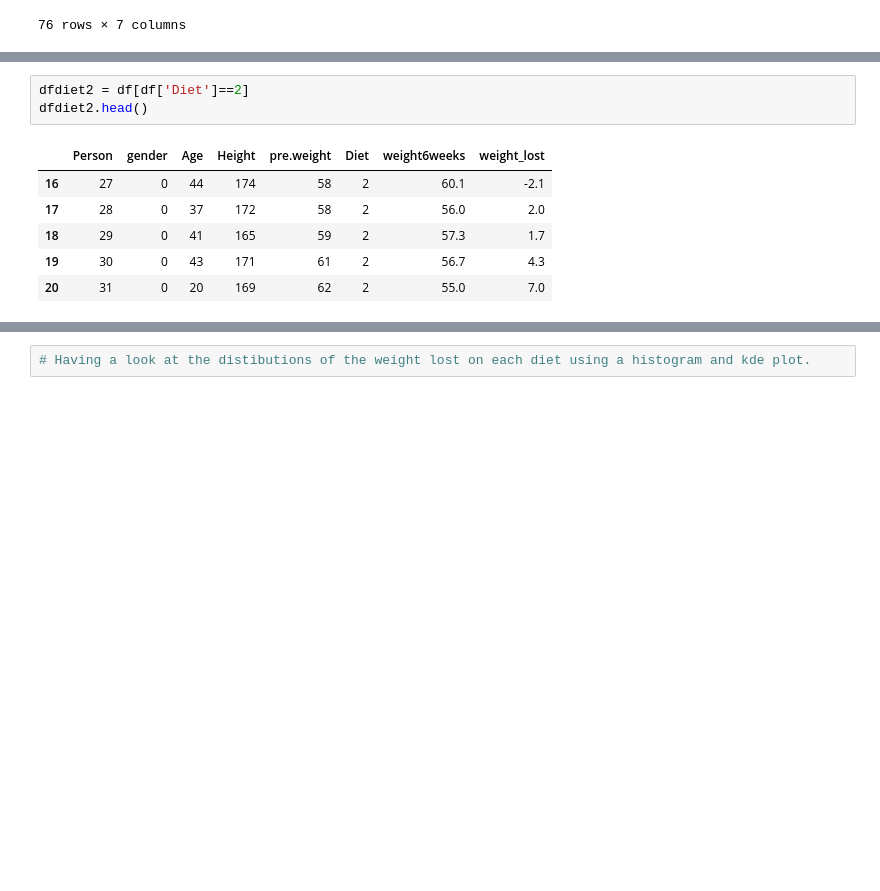
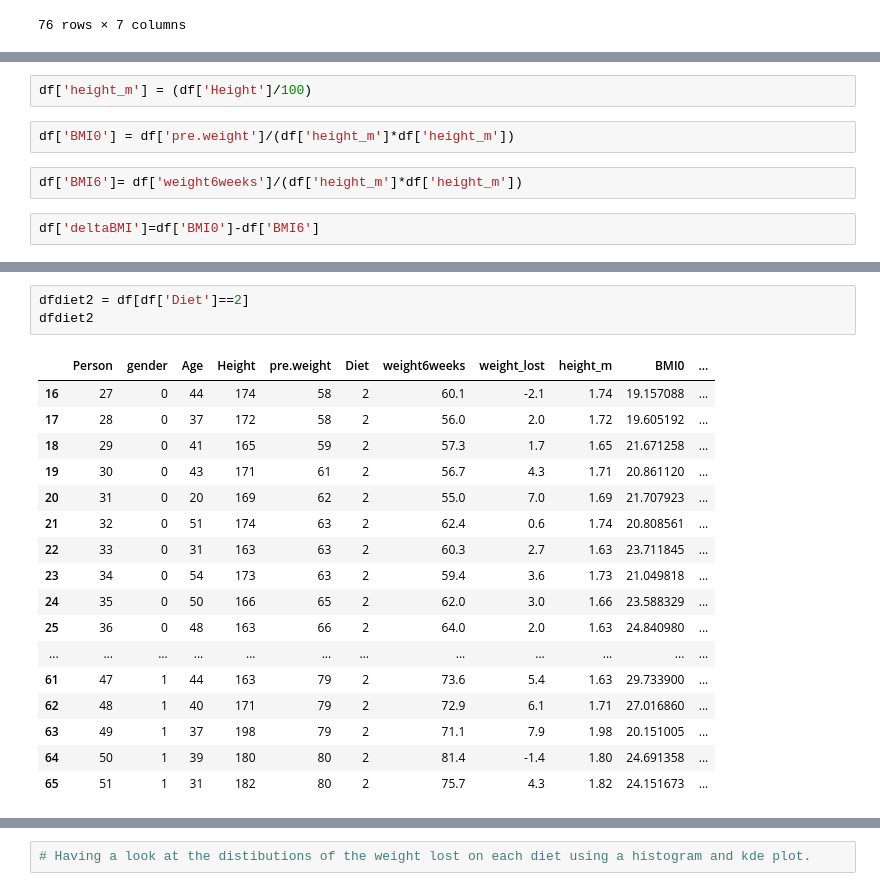
Before and after one commit to Jonathangmit/Machine-learning-and-statistics, a Jupyter notebook: scipy-stats.ipynb, the cells around one changed output, grey strips where cells are left out. Saved outputs shown, nothing was run; the diff lists cells and outputs as text; blank space fills up the shorter version.

```diff
--- a/scipy-stats.ipynb
+++ b/scipy-stats.ipynb
@@ -93,3 +100,11 @@ df
 | 76 | 77 | 1 | 40 | 167 | 87 | 3 | 77.8 | 9.2 |
 | 77 | 78 | 1 | 51 | 175 | 88 | 3 | 81.9 | 6.1 |
 76 rows × 8 columns
+# %%
+df['height_m'] = (df['Height']/100)
+# %%
+df['BMI0'] = df['pre.weight']/(df['height_m']*df['height_m'])
+# %%
+df['BMI6']= df['weight6weeks']/(df['height_m']*df['height_m'])
+# %%
+df['deltaBMI']=df['BMI0']-df['BMI6']
@@ -106,12 +148,23 @@ dfdiet1.head()
 # %%
 dfdiet2 = df[df['Diet']==2]
-dfdiet2.head()
+dfdiet2
 # %% [output]
-|  | Person | gender | Age | Height | pre.weight | Diet | weight6weeks | weight_lost |
-| 16 | 27 | 0 | 44 | 174 | 58 | 2 | 60.1 | -2.1 |
-| 17 | 28 | 0 | 37 | 172 | 58 | 2 | 56.0 | 2.0 |
-| 18 | 29 | 0 | 41 | 165 | 59 | 2 | 57.3 | 1.7 |
-| 19 | 30 | 0 | 43 | 171 | 61 | 2 | 56.7 | 4.3 |
-| 20 | 31 | 0 | 20 | 169 | 62 | 2 | 55.0 | 7.0 |
+|  | Person | gender | Age | Height | pre.weight | Diet | weight6weeks | weight_lost | height_m | BMI0 | ... |
+| 16 | 27 | 0 | 44 | 174 | 58 | 2 | 60.1 | -2.1 | 1.74 | 19.157088 | ... |
+| 17 | 28 | 0 | 37 | 172 | 58 | 2 | 56.0 | 2.0 | 1.72 | 19.605192 | ... |
+| 18 | 29 | 0 | 41 | 165 | 59 | 2 | 57.3 | 1.7 | 1.65 | 21.671258 | ... |
+| 19 | 30 | 0 | 43 | 171 | 61 | 2 | 56.7 | 4.3 | 1.71 | 20.861120 | ... |
+| 20 | 31 | 0 | 20 | 169 | 62 | 2 | 55.0 | 7.0 | 1.69 | 21.707923 | ... |
+| 21 | 32 | 0 | 51 | 174 | 63 | 2 | 62.4 | 0.6 | 1.74 | 20.808561 | ... |
+| 22 | 33 | 0 | 31 | 163 | 63 | 2 | 60.3 | 2.7 | 1.63 | 23.711845 | ... |
+| 23 | 34 | 0 | 54 | 173 | 63 | 2 | 59.4 | 3.6 | 1.73 | 21.049818 | ... |
+| 24 | 35 | 0 | 50 | 166 | 65 | 2 | 62.0 | 3.0 | 1.66 | 23.588329 | ... |
+| 25 | 36 | 0 | 48 | 163 | 66 | 2 | 64.0 | 2.0 | 1.63 | 24.840980 | ... |
+| ... | ... | ... | ... | ... | ... | ... | ... | ... | ... | ... | ... |
+| 61 | 47 | 1 | 44 | 163 | 79 | 2 | 73.6 | 5.4 | 1.63 | 29.733900 | ... |
+| 62 | 48 | 1 | 40 | 171 | 79 | 2 | 72.9 | 6.1 | 1.71 | 27.016860 | ... |
+| 63 | 49 | 1 | 37 | 198 | 79 | 2 | 71.1 | 7.9 | 1.98 | 20.151005 | ... |
+| 64 | 50 | 1 | 39 | 180 | 80 | 2 | 81.4 | -1.4 | 1.80 | 24.691358 | ... |
+| 65 | 51 | 1 | 31 | 182 | 80 | 2 | 75.7 | 4.3 | 1.82 | 24.151673 | ... |
 # %%
 dfdiet3 = df[df['Diet']==3]
```
Also changed, not shown: parts of 17 cells of this notebook, 1 other file.
